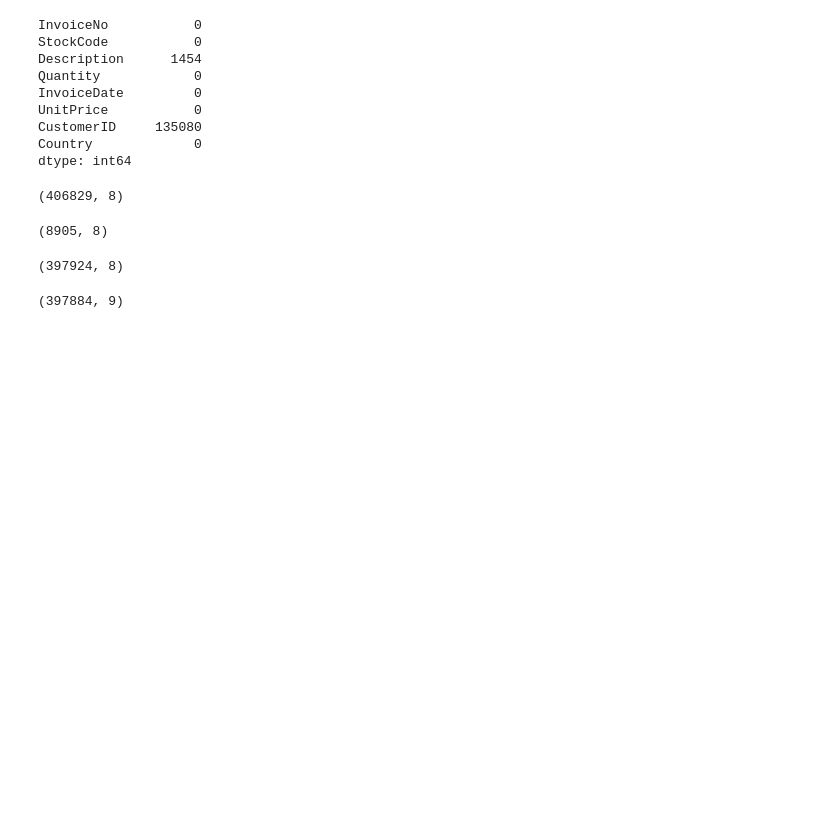
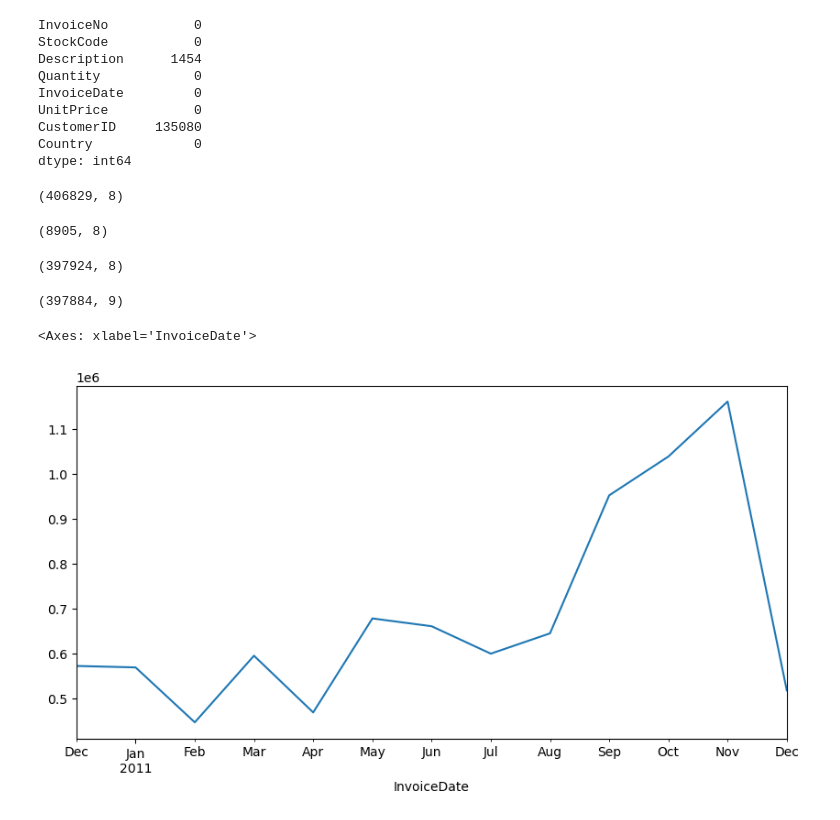
Before and after one commit to dishasanthosh/retail-ds-project, a Jupyter notebook: notebooks/01_eda.ipynb, the cells around one changed output. Saved outputs shown, nothing was run; the diff lists cells and outputs as text; code cells hidden in the pictures; blank space fills up the shorter version.

```diff
--- a/notebooks/01_eda.ipynb
+++ b/notebooks/01_eda.ipynb
@@ -79,3 +79,9 @@ df['TotalPrice'] = df['Quantity'] * df['UnitPrice']
 print(df.shape)
 # %% [output]
 (397884, 9)
+# %%
+monthly_sales = df.set_index('InvoiceDate').resample('M')['TotalPrice'].sum()
+monthly_sales.plot(figsize=(10,5))
+# %% [output]
+<Axes: xlabel='InvoiceDate'>
+[figure, added]
```
Also changed, not shown: parts of 1 cell of this notebook, 1 other file.
